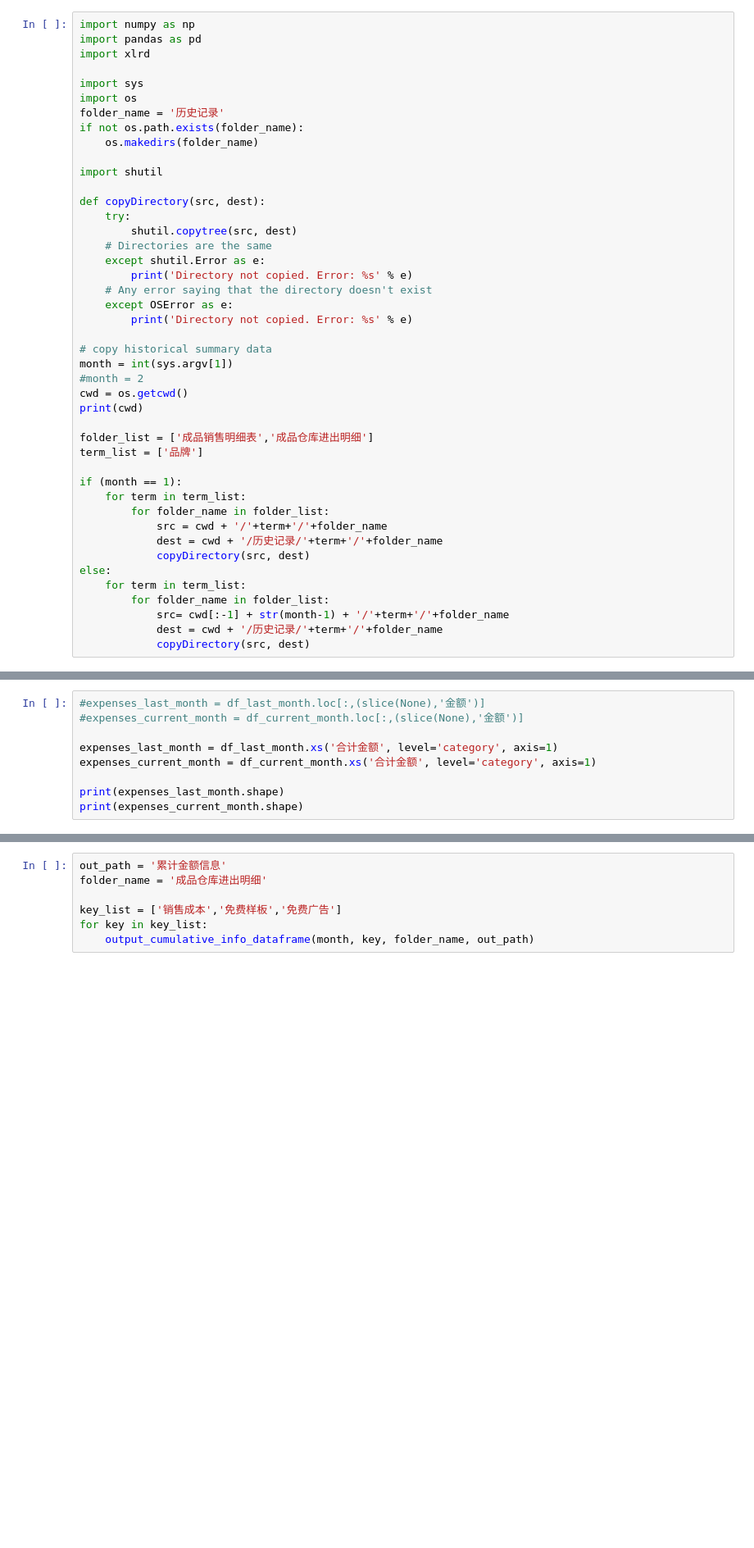
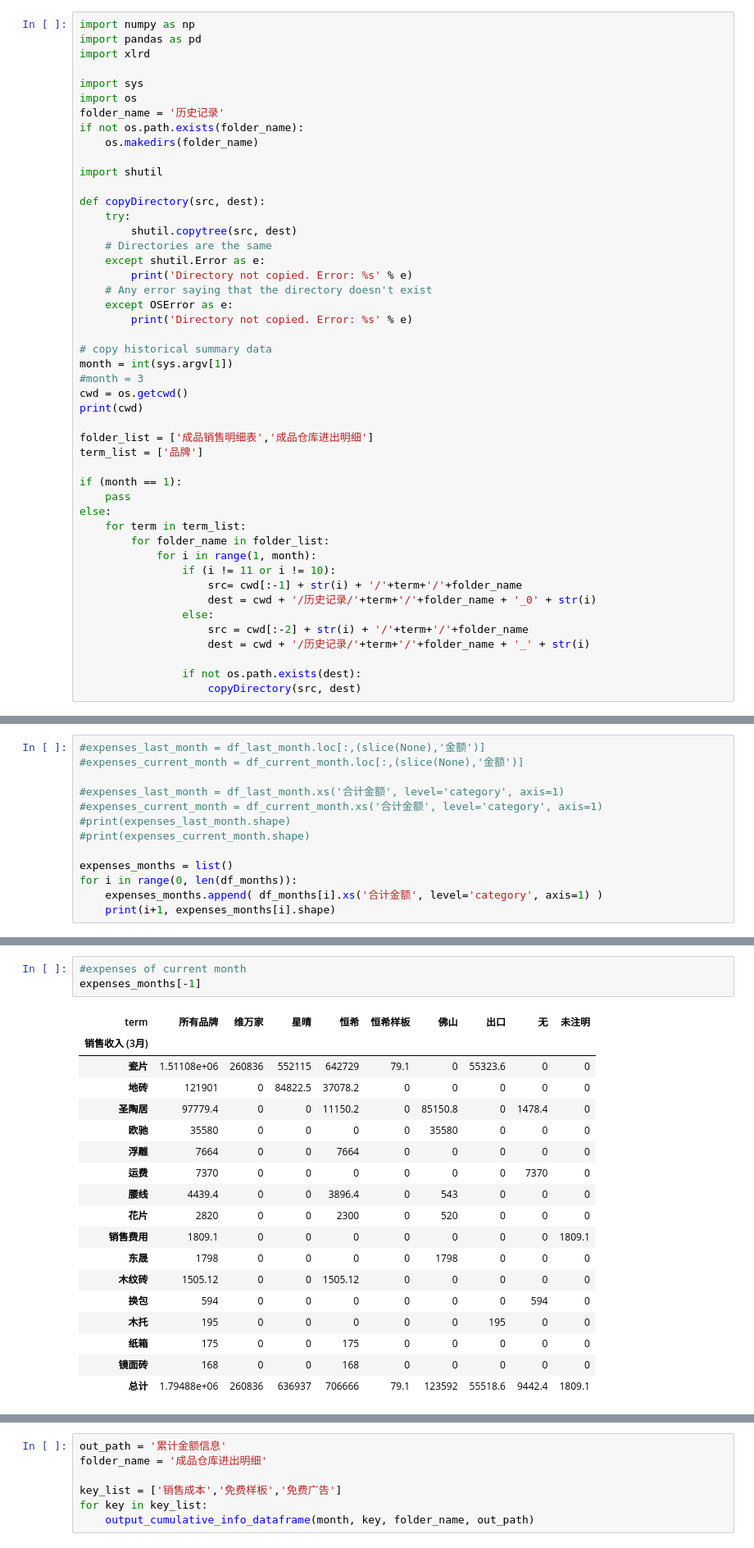
Before and after one commit to nicolasaaron/maman_hengxi_2019, a Jupyter notebook: 添加累计金额.ipynb, the cells around one changed output, grey strips where cells are left out. Shown: that part at 82% size. Drawn from its saved outputs; the diff is of its cells as text; blank space fills up the shorter version.

```diff
--- a/添加累计金额.ipynb
+++ b/添加累计金额.ipynb
@@ -23,7 +23,7 @@ def copyDirectory(src, dest):
 
 # copy historical summary data
 month = int(sys.argv[1])
-#month = 2
+#month = 3
 cwd = os.getcwd()
 print(cwd)
 
@@ -31,14 +31,17 @@ folder_list = ['成品销售明细表','成品仓库进出明细']
 term_list = ['品牌']
 
 if (month == 1):
-    for term in term_list:
-        for folder_name in folder_list:
-            src = cwd + '/'+term+'/'+folder_name
-            dest = cwd + '/历史记录/'+term+'/'+folder_name
-            copyDirectory(src, dest)
+    pass
 else:
     for term in term_list:
         for folder_name in folder_list:
-            src= cwd[:-1] + str(month-1) + '/'+term+'/'+folder_name
-            dest = cwd + '/历史记录/'+term+'/'+folder_name
-            copyDirectory(src, dest)
+            for i in range(1, month):
+                if (i != 11 or i != 10):
+                    src= cwd[:-1] + str(i) + '/'+term+'/'+folder_name
+                    dest = cwd + '/历史记录/'+term+'/'+folder_name + '_0' + str(i)
+                else:
+                    src = cwd[:-2] + str(i) + '/'+term+'/'+folder_name
+                    dest = cwd + '/历史记录/'+term+'/'+folder_name + '_' + str(i)
+
+                if not os.path.exists(dest):
+                    copyDirectory(src, dest)
@@ -86,8 +123,12 @@ if history_folder_flag:
 #expenses_last_month = df_last_month.loc[:,(slice(None),'金额')]
 #expenses_current_month = df_current_month.loc[:,(slice(None),'金额')]
 
-expenses_last_month = df_last_month.xs('合计金额', level='category', axis=1)
-expenses_current_month = df_current_month.xs('合计金额', level='category', axis=1)
+#expenses_last_month = df_last_month.xs('合计金额', level='category', axis=1)
+#expenses_current_month = df_current_month.xs('合计金额', level='category', axis=1)
+#print(expenses_last_month.shape)
+#print(expenses_current_month.shape)
 
-print(expenses_last_month.shape)
-print(expenses_current_month.shape)
+expenses_months = list()
+for i in range(0, len(df_months)):
+    expenses_months.append( df_months[i].xs('合计金额', level='category', axis=1) )
+    print(i+1, expenses_months[i].shape)
@@ -98 +139,23 @@ print(expenses_current_month.shape)
+# %%
+#expenses of current month
+expenses_months[-1]
+# %% [output]
+| term | 所有品牌 | 维万家 | 星晴 | 恒希 | 恒希样板 | 佛山 | 出口 | 无 | 未注明 |
+| 销售收入 (3月) |  |  |  |  |  |  |  |  |  |
+| 瓷片 | 1.51108e+06 | 260836 | 552115 | 642729 | 79.1 | 0 | 55323.6 | 0 | 0 |
+| 地砖 | 121901 | 0 | 84822.5 | 37078.2 | 0 | 0 | 0 | 0 | 0 |
+| 圣陶居 | 97779.4 | 0 | 0 | 11150.2 | 0 | 85150.8 | 0 | 1478.4 | 0 |
+| 欧驰 | 35580 | 0 | 0 | 0 | 0 | 35580 | 0 | 0 | 0 |
+| 浮雕 | 7664 | 0 | 0 | 7664 | 0 | 0 | 0 | 0 | 0 |
+| 运费 | 7370 | 0 | 0 | 0 | 0 | 0 | 0 | 7370 | 0 |
+| 腰线 | 4439.4 | 0 | 0 | 3896.4 | 0 | 543 | 0 | 0 | 0 |
+| 花片 | 2820 | 0 | 0 | 2300 | 0 | 520 | 0 | 0 | 0 |
+| 销售费用 | 1809.1 | 0 | 0 | 0 | 0 | 0 | 0 | 0 | 1809.1 |
+| 东晟 | 1798 | 0 | 0 | 0 | 0 | 1798 | 0 | 0 | 0 |
+| 木纹砖 | 1505.12 | 0 | 0 | 1505.12 | 0 | 0 | 0 | 0 | 0 |
+| 换包 | 594 | 0 | 0 | 0 | 0 | 0 | 0 | 594 | 0 |
+| 木托 | 195 | 0 | 0 | 0 | 0 | 0 | 195 | 0 | 0 |
+| 纸箱 | 175 | 0 | 0 | 175 | 0 | 0 | 0 | 0 | 0 |
+| 镜面砖 | 168 | 0 | 0 | 168 | 0 | 0 | 0 | 0 | 0 |
+| 总计 | 1.79488e+06 | 260836 | 636937 | 706666 | 79.1 | 123592 | 55518.6 | 9442.4 | 1809.1 |
 # %%
```
Also changed, not shown: parts of 13 cells of this notebook.
